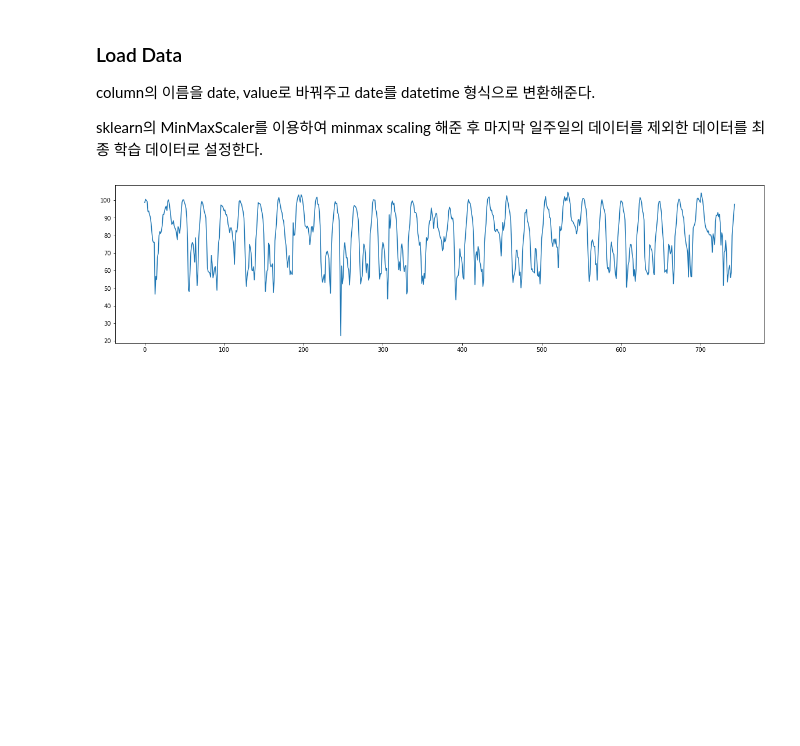
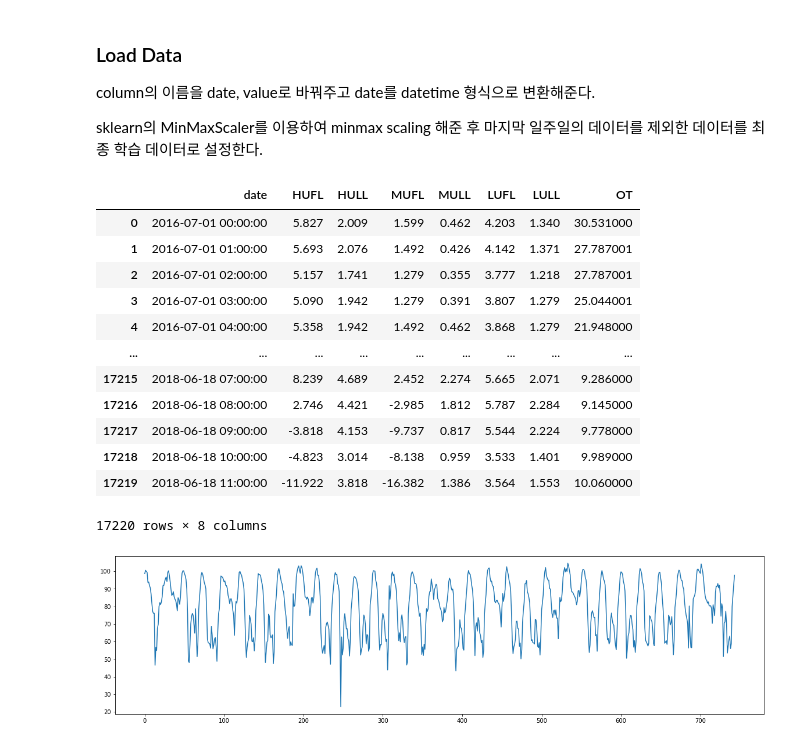
Before and after one commit to K-107/TimeSeriesForecast_Informer2020, a Jupyter notebook: informer.ipynb, the cells around one changed output. Cells and saved outputs as stored; diff of their text form; code cells hidden in the pictures; blank space fills up the shorter version.

```diff
--- a/informer.ipynb
+++ b/informer.ipynb
@@ -177,4 +209,23 @@ class Dataset_Pred(Dataset):
 column의 이름을 date, value로 바꿔주고 date를 datetime 형식으로 변환해준다.
 
 sklearn의 MinMaxScaler를 이용하여 minmax scaling 해준 후 마지막 일주일의 데이터를 제외한 데이터를 최종 학습 데이터로 설정한다.
+# %%
+# ETT train 데이터
+
+data = pd.read_csv("/content/ETDataset/ETT-small/df_train.csv", encoding='CP949')
+data
+# %% [output]
+|  | date | HUFL | HULL | MUFL | MULL | LUFL | LULL | OT |
+| 0 | 2016-07-01 00:00:00 | 5.827 | 2.009 | 1.599 | 0.462 | 4.203 | 1.340 | 30.531000 |
+| 1 | 2016-07-01 01:00:00 | 5.693 | 2.076 | 1.492 | 0.426 | 4.142 | 1.371 | 27.787001 |
+| 2 | 2016-07-01 02:00:00 | 5.157 | 1.741 | 1.279 | 0.355 | 3.777 | 1.218 | 27.787001 |
+| 3 | 2016-07-01 03:00:00 | 5.090 | 1.942 | 1.279 | 0.391 | 3.807 | 1.279 | 25.044001 |
+| 4 | 2016-07-01 04:00:00 | 5.358 | 1.942 | 1.492 | 0.462 | 3.868 | 1.279 | 21.948000 |
+| ... | ... | ... | ... | ... | ... | ... | ... | ... |
+| 17215 | 2018-06-18 07:00:00 | 8.239 | 4.689 | 2.452 | 2.274 | 5.665 | 2.071 | 9.286000 |
+| 17216 | 2018-06-18 08:00:00 | 2.746 | 4.421 | -2.985 | 1.812 | 5.787 | 2.284 | 9.145000 |
+| 17217 | 2018-06-18 09:00:00 | -3.818 | 4.153 | -9.737 | 0.817 | 5.544 | 2.224 | 9.778000 |
+| 17218 | 2018-06-18 10:00:00 | -4.823 | 3.014 | -8.138 | 0.959 | 3.533 | 1.401 | 9.989000 |
+| 17219 | 2018-06-18 11:00:00 | -11.922 | 3.818 | -16.382 | 1.386 | 3.564 | 1.553 | 10.060000 |
+17220 rows × 8 columns
 # %%
```
Also changed, not shown: parts of 11 cells of this notebook.
